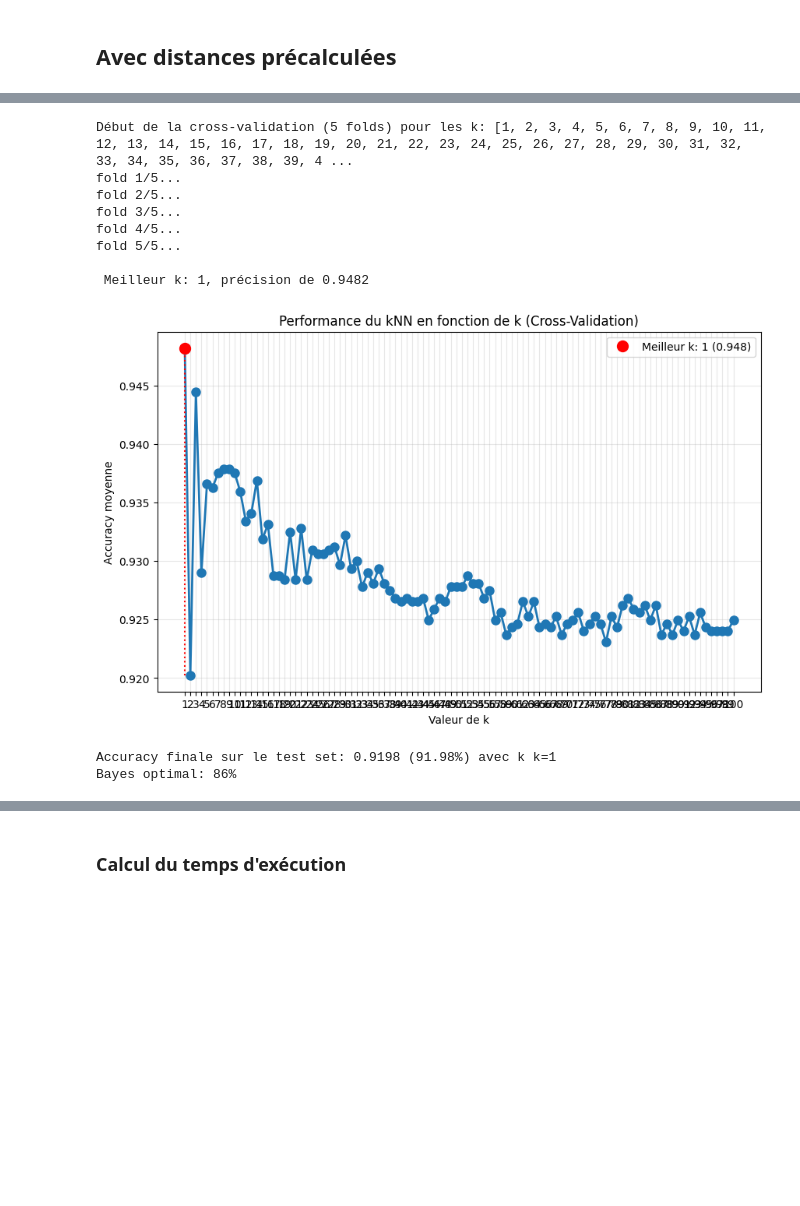
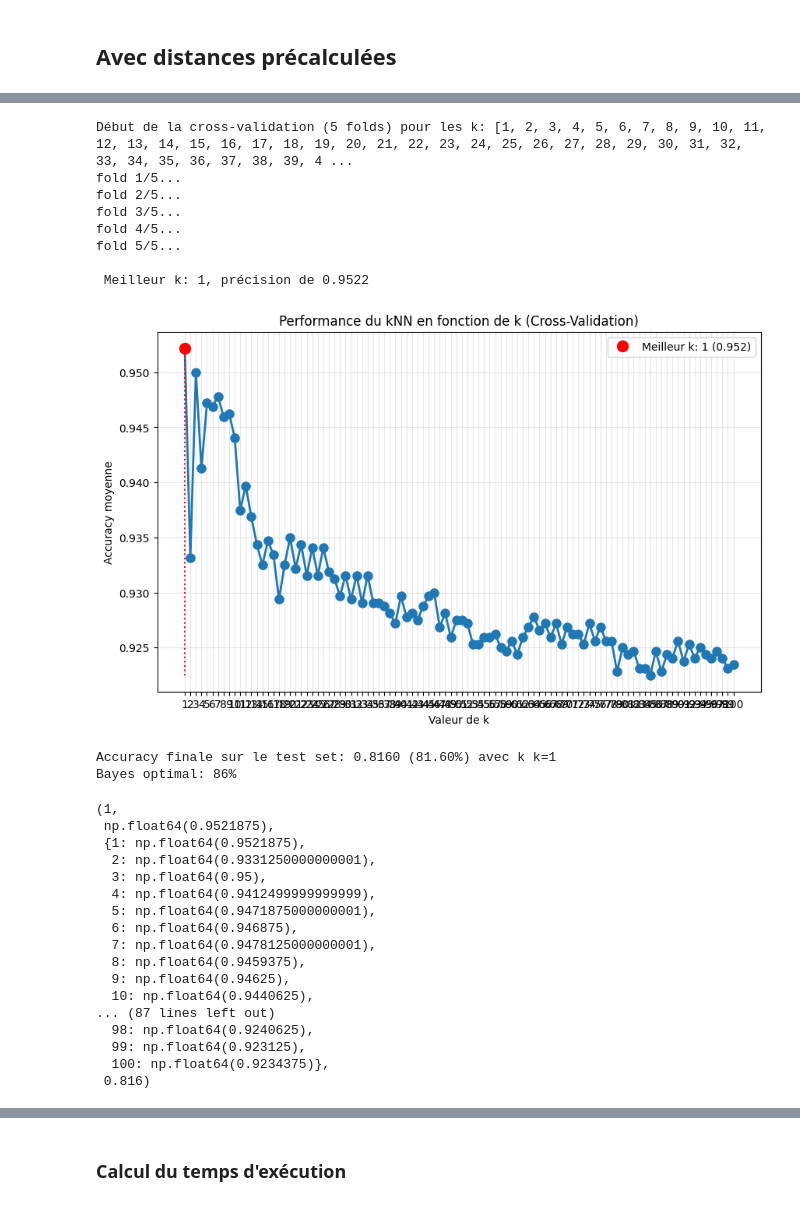
Before and after one commit to Fryzim/KNN-Classifier, a Jupyter notebook: projet.ipynb, the cells around one changed output, grey strips where cells are left out. Saved outputs shown, nothing was run; the diff lists cells and outputs as text; code cells hidden in the pictures; blank space fills up the shorter version.

```diff
--- a/projet.ipynb
+++ b/projet.ipynb
@@ -450,5 +450,11 @@ def pca(X, y, titre):
 # Les fonctions de réductions prennent des tableau numpy
 X_np = X.to_numpy()
 y_np = y.to_numpy()
+
+X_np_train = X_np[:4000, :]
+y_np_train = y_np[:4000]
+
+X_np_test = X_np[4000:, :]
+y_np_test = y_np[4000:]
 # %% [markdown]
 ### 1ère réduction
@@ -459,4 +461,4 @@ Passe de 5000 lignes à environ 4000
 # %%
-(X_cleaned, y_cleaned) = reduction1(X_np, y_np)
-print(X.shape, "-> X_cleaned :", X_cleaned.shape)
+(X_train_cleaned, y_train_cleaned) = reduction1(X_np_train, y_np_train)
+print(X_np_train.shape, "-> X_cleaned :", X_train_cleaned.shape)
 # %% [output]
@@ -652,33 +645,31 @@ def main_knn(X_np, y_np):
     print(f"Bayes optimal: 86%")
 
 
-def main_knn_exp(X_np, y_np):
-    # utilise seulement les 4000 points d'entraînement pour la CV
-    k_values = list(range(1, 100 + 1))
-    n = X_np.shape[0] * 4 // 5
+def main_knn_exp(X_np_train, y_np_train, X_np_test, y_np_test, aff=False):
+    #k_values = list(range(1, 100 + 1)) # Pour trouver le meilleur k
+    k_values = [1] # Pour l'experience 1NN
 
-    # Séparation des données
-    indices_train = [i for i in range(n)]
-    indices_test = [i for i in range(n, len(X))]
-
-    X_train = X_np[:n]
-    y_train = y_np[:n]
+    n = X_np_train.shape[0]
 
     best_k, best_accuracy, mean_accuracies = cross_validation_knn(
-        X_train, y_train, k_values, n_folds=5
+        X_np_train, y_np_train, k_values, n_folds=5
     )
 
     print(f"\n Meilleur k: {best_k}, précision de {best_accuracy:.4f}")
 
-    #plot_results(mean_accuracies)
+    if (aff):
+        plot_results(mean_accuracies)
 
     indices_train = list(range(n))
-    indices_test = list(range(n, len(X_np)))
+    indices_test = list(range(n, n + X_np_test.shape[0]))
 
-    D = cdist(X_np, X_np, metric='euclidean')
+    Tout_X = np.concatenate((X_np_train, X_np_test), axis=0)
+    Tout_y = np.concatenate((y_np_train, y_np_test), axis=0)
+
+    D = cdist(Tout_X, Tout_X, metric='euclidean')
 
     # test set avec le meilleur k
-    final_accuracy = evaluer_modele(X_np, y_np, indices_test, best_k, indices_train, D)
+    final_accuracy = evaluer_modele(Tout_X, Tout_y, indices_test, best_k, indices_train, D)
     print(f"Accuracy finale sur le test set: {final_accuracy:.4f} ({final_accuracy*100:.2f}%)" + f" avec k k={best_k}")
     print(f"Bayes optimal: 86%")
 
@@ -700,15 +708,32 @@ Bayes optimal: 86%
 # %%
-main_knn(X_cleaned, y_cleaned)
+main_knn_exp(X_train_cleaned, y_train_cleaned, X_np_test, y_np_test, aff=True)
 # %% [output]
 Début de la cross-validation (5 folds) pour les k: [1, 2, 3, 4, 5, 6, 7, 8, 9, 10, 11, 12, 13, 14, 15, 16, 17, 18, 19, 20, 21, 22, 23, 24, 25, 26, 27, 28, 29, 30, 31, 32, 33, 34, 35, 36, 37, 38, 39, 4 ...
 fold 1/5...
 fold 2/5...
 fold 3/5...
 fold 4/5...
 fold 5/5...
 
- Meilleur k: 1, précision de 0.9482
+ Meilleur k: 1, précision de 0.9522
-[figure, old version]
+[figure, new version]
-Accuracy finale sur le test set: 0.9198 (91.98%) avec k k=1
+Accuracy finale sur le test set: 0.8160 (81.60%) avec k k=1
 Bayes optimal: 86%
+(1,
+ np.float64(0.9521875),
+ {1: np.float64(0.9521875),
+  2: np.float64(0.9331250000000001),
+  3: np.float64(0.95),
+  4: np.float64(0.9412499999999999),
+  5: np.float64(0.9471875000000001),
+  6: np.float64(0.946875),
+  7: np.float64(0.9478125000000001),
+  8: np.float64(0.9459375),
+  9: np.float64(0.94625),
+  10: np.float64(0.9440625),
+... (87 lines left out)
+  98: np.float64(0.9240625),
+  99: np.float64(0.923125),
+  100: np.float64(0.9234375)},
+ 0.816)
 # %%
```
Also changed, not shown: parts of 23 cells of this notebook.
